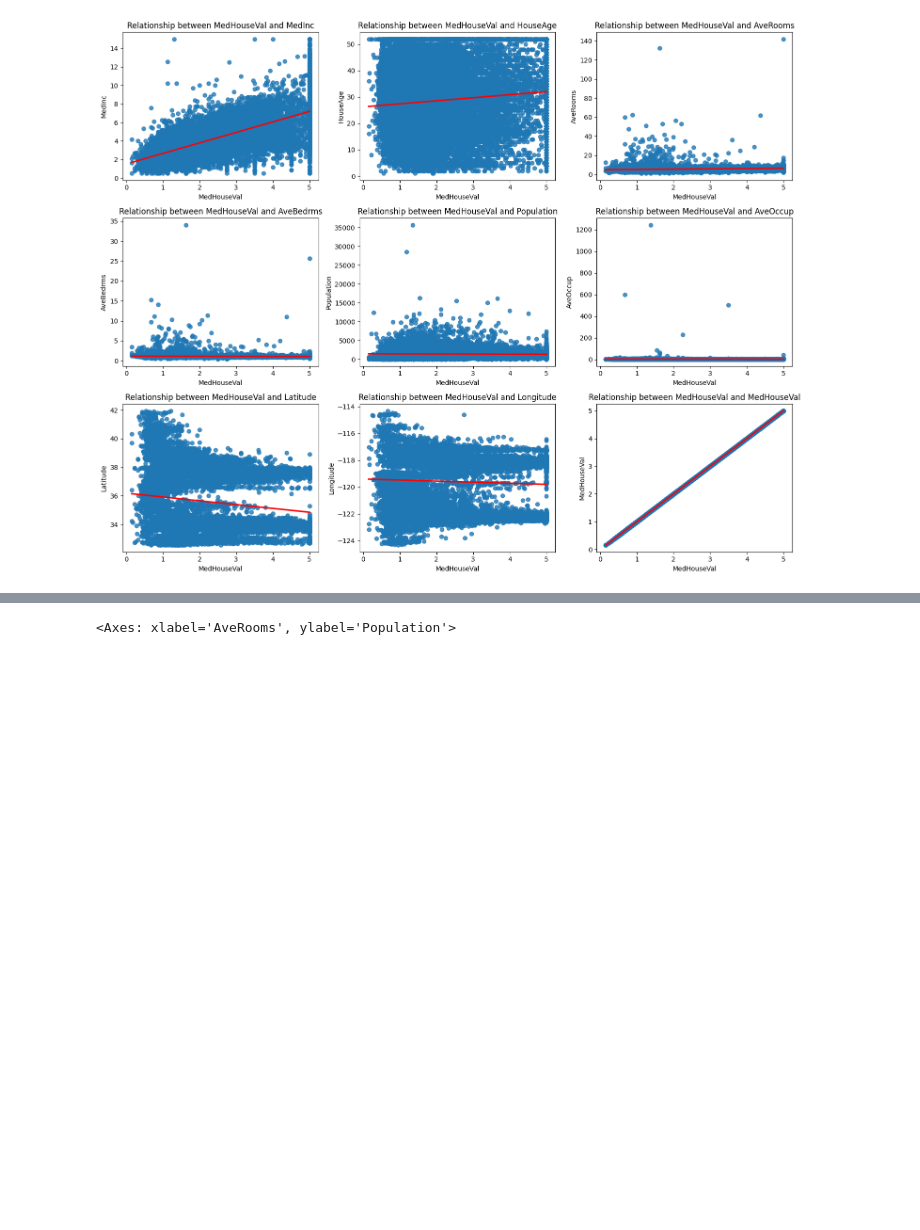
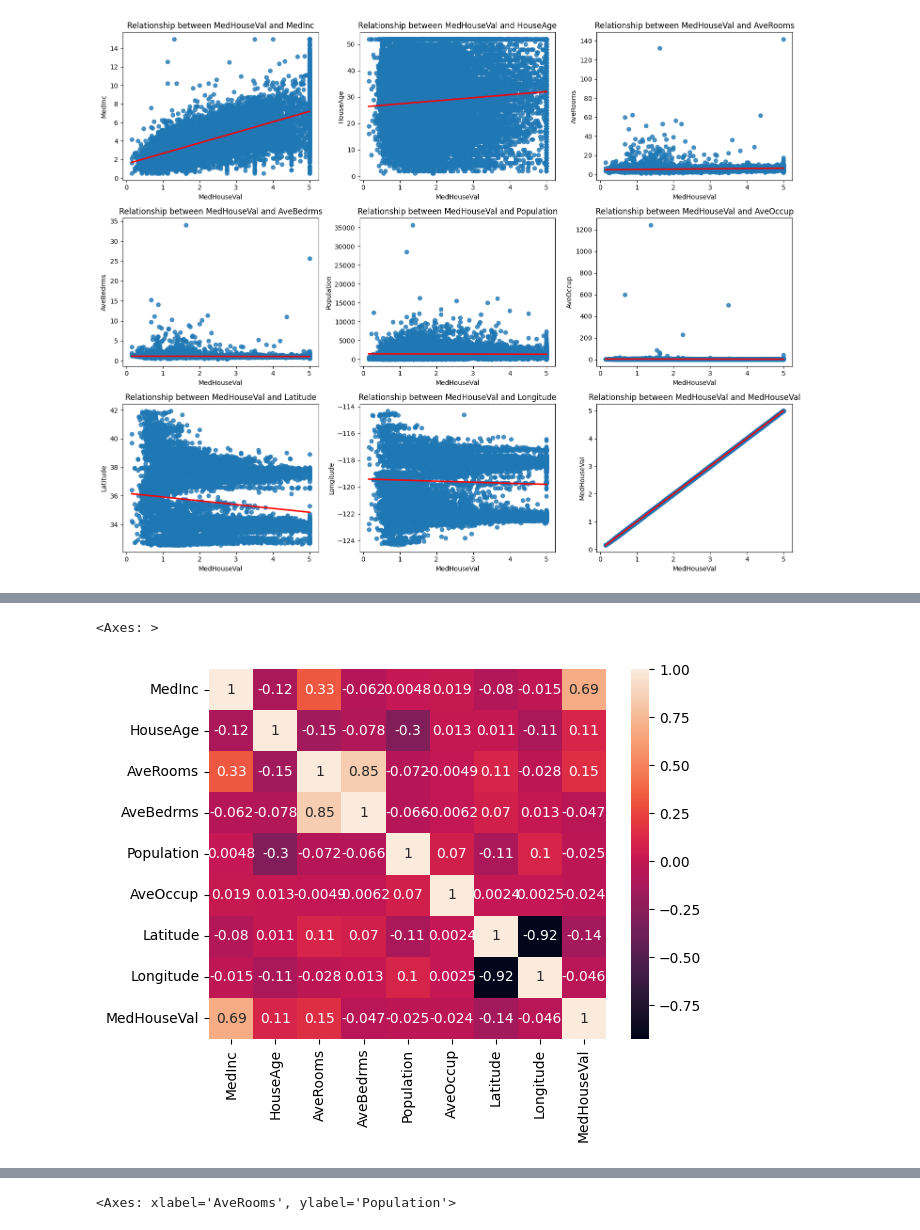
Before and after one commit to sheilambadi/machine-learning-zoomcamp, a Jupyter notebook: machine-learning-zoomcamp/02_regression/california_housing_price_prediction.ipynb, the cells around one changed output, grey strips where cells are left out. Cells and saved outputs as stored; diff of their text form; code cells hidden in the pictures; blank space fills up the shorter version.

```diff
--- a/machine-learning-zoomcamp/02_regression/california_housing_price_prediction.ipynb
+++ b/machine-learning-zoomcamp/02_regression/california_housing_price_prediction.ipynb
@@ -265,0 +277,5 @@ plt.tight_layout()
+# %%
+sns.heatmap(combined_df.corr(), annot=True)
+# %% [output]
+<Axes: >
+[figure, added]
```
Also changed, not shown: parts of 17 cells of this notebook.
